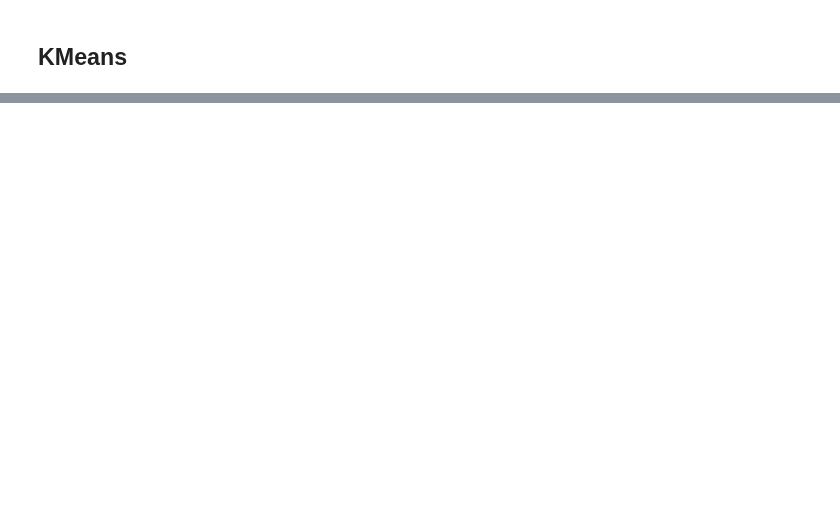
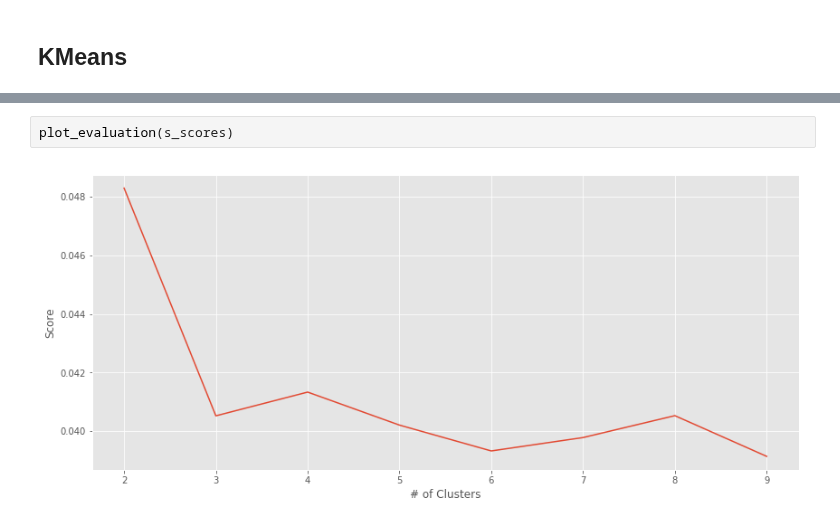
Before and after one commit to marcosan93/AI-Matchmaker, a Jupyter notebook: Clustering-Profiles.ipynb, the cells around one changed output, grey strips where cells are left out. Drawn from its saved outputs; the diff is of its cells as text; blank space fills up the shorter version.

```diff
--- a/Clustering-Profiles.ipynb
+++ b/Clustering-Profiles.ipynb
@@ -183,0 +190,4 @@ plt.show()
+# %%
+plot_evaluation(s_scores)
+# %% [output]
+[figure, added]
```
Also changed, not shown: parts of 14 cells of this notebook.
